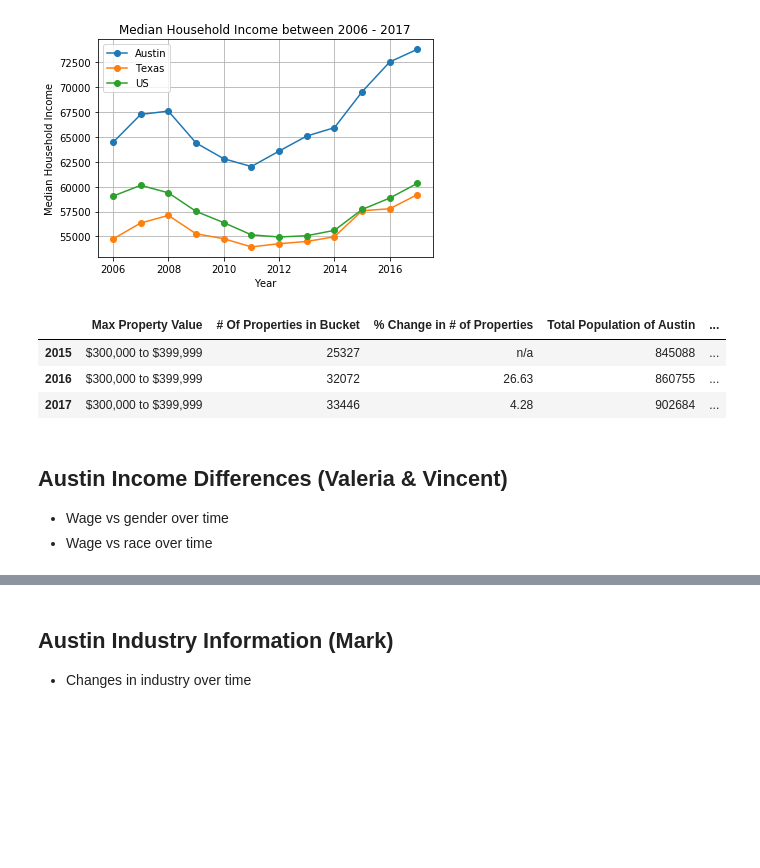
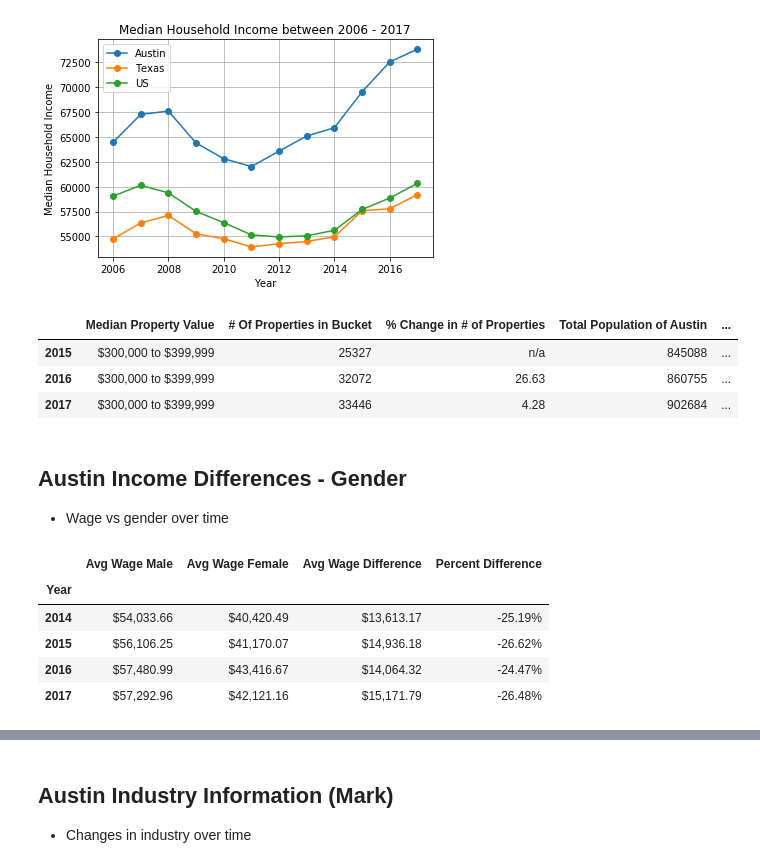
Before and after one commit to aktavern/Project-1, a Jupyter notebook: Project 1 - Final Data Analysis.ipynb, the cells around one changed output, grey strips where cells are left out. Drawn from its saved outputs; the diff is of its cells as text; code cells hidden in the pictures; blank space fills up the shorter version.

```diff
--- a/Project 1 - Final Data Analysis.ipynb
+++ b/Project 1 - Final Data Analysis.ipynb
@@ -219,65 +234,80 @@ plt.savefig('images/household_income.png',bbox_inches="tight")
 [figure]
 # %%
 # calculate basic information about 2015 for summary table
+max_2015 = year1["Property Value by Bucket"].max()
 prop_2015 = year1.loc[year1["Property Value by Bucket"] == max_2015]
 prop_2015 = prop_2015.iloc[0]["Value Bucket"]
-max_2015 = year1["Property Value by Bucket"].max()
 demo_2015 = working_pop.loc[working_pop["Year"] == 2015]
 demo_sum2015 = (demo_2015[["White Male","Black Male","Hispanic Male", "White Female",
                         "Black Female","Hispanic Female"]].sum()).sum()
 income_2015 = (austin_income.loc[(austin_income["Date"] == 2015)])["Austin"]
 income_2015 = income_2015.iloc[0]
+afford_2015 = (year1.loc[year1["Value Bucket"] == "$200,000 to $249,999"])
+afford_2015 = afford_2015.iloc[0]["Property Value by Bucket"]
 
+
+# calculate basic information about 2016 for summary table
+max_2016 = year2["Property Value by Bucket"].max()
 prop_2016 = year2.loc[year2["Property Value by Bucket"] == max_2016]
 prop_2016 = prop_2016.iloc[0]["Value Bucket"]
-max_2016 = year2["Property Value by Bucket"].max()
 demo_2016 = working_pop.loc[working_pop["Year"] == 2016]
 demo_sum2016 = (demo_2016[["White Male","Black Male","Hispanic Male", "White Female",
                         "Black Female","Hispanic Female"]].sum()).sum()
 income_2016 = (austin_income.loc[(austin_income["Date"] == 2016)])["Austin"]
 income_2016 = income_2016.iloc[0]
+afford_2016 = (year2.loc[year2["Value Bucket"] == "$200,000 to $249,999"])
+afford_2016 = afford_2016.iloc[0]["Property Value by Bucket"]
 
+
+# calculate basic information about 2017 for summary table
+max_2017 = year3["Property Value by Bucket"].max()
 prop_2017 = year3.loc[year3["Property Value by Bucket"] == max_2017]
 prop_2017 = prop_2017.iloc[0]["Value Bucket"]
-max_2017 = year3["Property Value by Bucket"].max()
 demo_2017 = working_pop.loc[working_pop["Year"] == 2017]
 demo_sum2017 = (demo_2017[["White Male","Black Male","Hispanic Male", "White Female",
                         "Black Female","Hispanic Female"]].sum()).sum()
 income_2017 = (austin_income.loc[(austin_income["Date"] == 2017)])["Austin"]
 income_2017 = income_2017.iloc[0]
+afford_2017 = (year3.loc[year3["Value Bucket"] == "$200,000 to $249,999"])
+afford_2017 = afford_2017.iloc[0]["Property Value by Bucket"]
 
 
 # create a summary dataframe to show changes in data above
 summary = pd.DataFrame({
-    "Max Property Value":{"2015":prop_2015,
+    "Median Property Value":{"2015":prop_2015,
                           "2016":prop_2016,
                           "2017":prop_2017},
     "# Of Properties in Bucket":{"2015":max_2015,
                                 "2016":max_2016,
                                 "2017":max_2017},
     "% Change in # of Properties":{"2015":"n/a",
                                   "2016":round((((max_2016-max_2015))/max_2015)*100,2),
                                   "2017":round((((max_2017-max_2016))/max_2016)*100,2)},
     "Total Population of Austin":{"2015":demo_sum2015,
                                  "2016":demo_sum2016,
                                  "2017":demo_sum2017},
     "% Change in Total Population":{"2015":"n/a",
                                    "2016":round((((demo_sum2016 - demo_sum2015))/demo_sum2015)*100,2),
                                    "2017":round((((demo_sum2017 - demo_sum2016))/demo_sum2016)*100,2)},
     "Median Household Income in Austin":{"2015":income_2015,
                                         "2016":income_2016,
                                         "2017":income_2017},
     "% Change in Median Household Income":{"2015":"n/a",
                                           "2016":round((((income_2016 - income_2015))/income_2015)*100,2),
-                                          "2017":round((((income_2017 - income_2016))/income_2016)*100,2)}
+                                          "2017":round((((income_2017 - income_2016))/income_2016)*100,2)},
+    "Max Affordable Property Value by Income":{"2015":income_2015*3,
+                                              "2016":income_2016*3,
+                                              "2017":income_2017*3},
+    "# of Affordable Properties":{"2015":afford_2015,
+                                 "2016":afford_2016,
+                                 "2017":afford_2017}
 })
 summary
 # %% [output]
-|  | Max Property Value | # Of Properties in Bucket | % Change in # of Properties | Total Population of Austin | ... |
+|  | Median Property Value | # Of Properties in Bucket | % Change in # of Properties | Total Population of Austin | ... |
 | 2015 | $300,000 to $399,999 | 25327 | n/a | 845088 | ... |
 | 2016 | $300,000 to $399,999 | 32072 | 26.63 | 860755 | ... |
 | 2017 | $300,000 to $399,999 | 33446 | 4.28 | 902684 | ... |
 # %% [markdown]
-## Austin Income Differences (Valeria & Vincent)
+## Austin Income Differences - Gender
 - Wage vs gender over time
-- Wage vs race over time
@@ -291,0 +331,12 @@ summary
+# %%
+avg_wages.style.format({'Avg Wage Male': '${:,.2f}'.format,
+                       'Avg Wage Female': '${:,.2f}'.format,
+                       'Avg Wage Difference': '${:,.2f}'.format,
+                       'Percent Difference': '{:,.2%}'.format})
+# %% [output]
+|  | Avg Wage Male | Avg Wage Female | Avg Wage Difference | Percent Difference |
+| Year |  |  |  |  |
+| 2014 | $54,033.66 | $40,420.49 | $13,613.17 | -25.19% |
+| 2015 | $56,106.25 | $41,170.07 | $14,936.18 | -26.62% |
+| 2016 | $57,480.99 | $43,416.67 | $14,064.32 | -24.47% |
+| 2017 | $57,292.96 | $42,121.16 | $15,171.79 | -26.48% |
```
Also changed, not shown: parts of 24 cells of this notebook, 8 other files.
